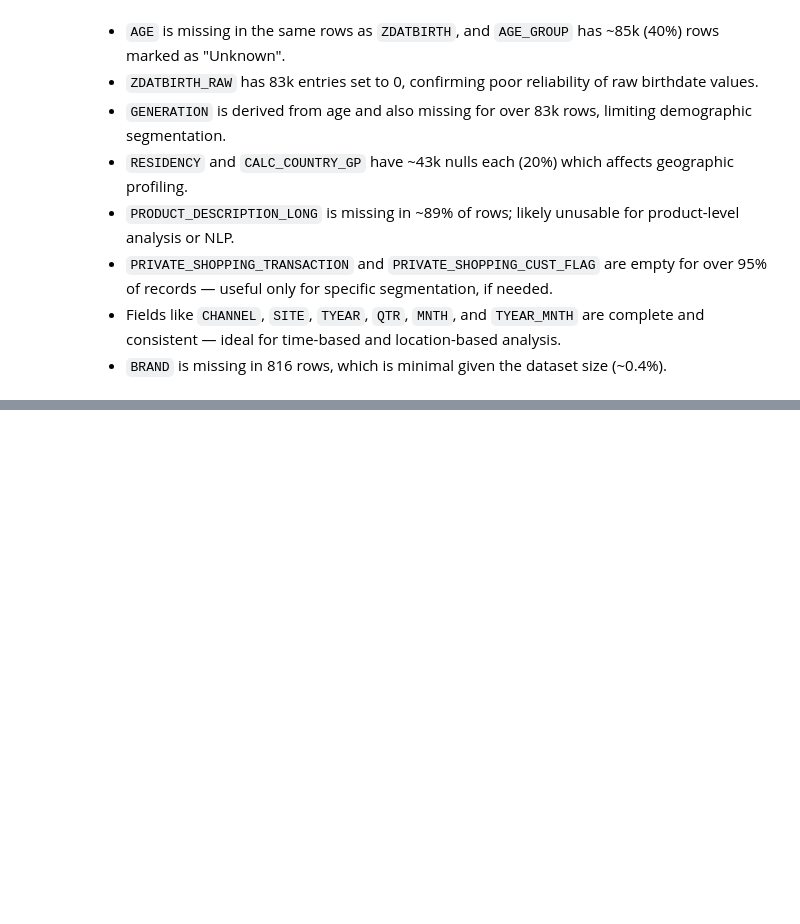
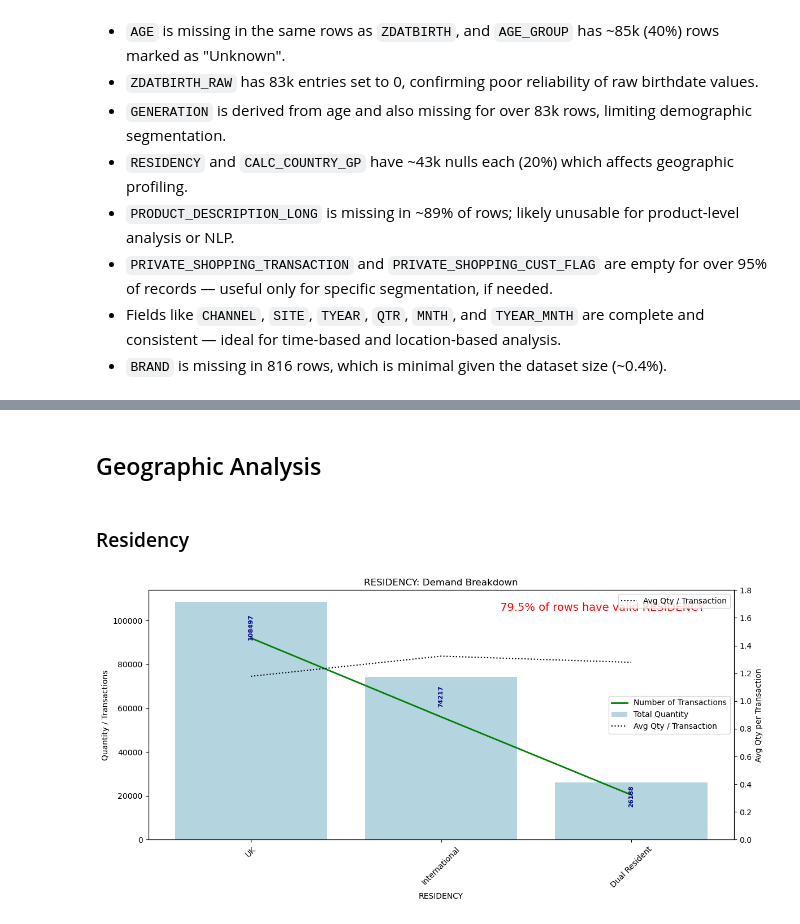
Before and after one commit to miguelkantor/londonlab_harrods_team2, a Jupyter notebook: Data Discovery and EDA.ipynb, the cells around one changed output, grey strips where cells are left out. Drawn from its saved outputs; the diff is of its cells as text; code cells hidden in the pictures; blank space fills up the shorter version.

```diff
--- a/Data Discovery and EDA.ipynb
+++ b/Data Discovery and EDA.ipynb
@@ -156,0 +444,2 @@ summarize_df(data)
+# %% [markdown]
+## Geographic Analysis
@@ -156,0 +520,9 @@ summarize_df(data)
+# %% [markdown]
+### Residency
+# %%
+# Pick your column here: 'RESIDENCY' or 'CALC_COUNTRY_GP'
+geo_col = 'RESIDENCY'
+
+plot_bar_graph(data, geo_col)
+# %% [output]
+[figure, added]
```
Also changed, not shown: parts of 65 cells of this notebook, 1 other file.
